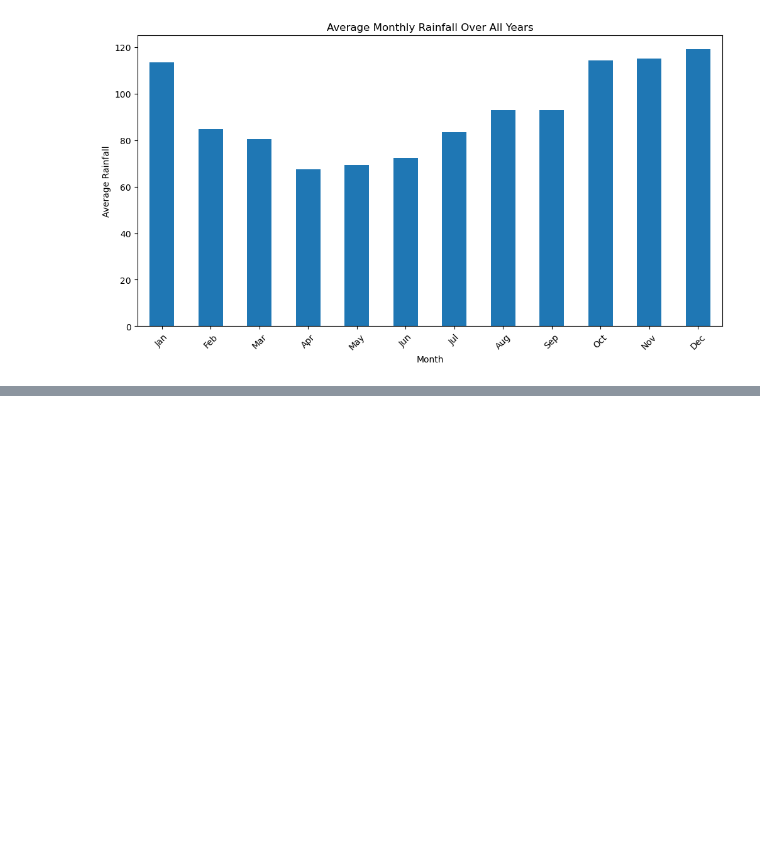
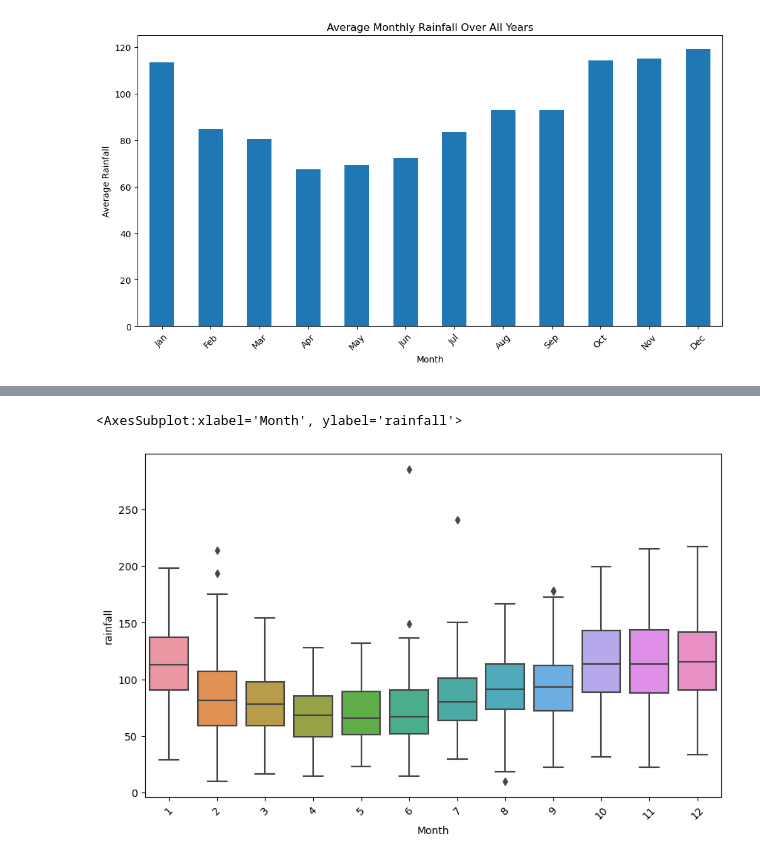
Before and after one commit to mgunal/applied-ai, a Jupyter notebook: reassessment/Dataset Visualisation.ipynb, the cells around one changed output, grey strips where cells are left out. Saved outputs shown, nothing was run; the diff lists cells and outputs as text; code cells hidden in the pictures; blank space fills up the shorter version.

```diff
--- a/reassessment/Dataset Visualisation.ipynb
+++ b/reassessment/Dataset Visualisation.ipynb
@@ -130,6 +121,5 @@ dtype: float64
 # %%
 # Filter data for the last 15 years
-df = dataset.df
 end_year = df.index.year.max()
 start_year = df.index.year.min() #end_year - 15
 last_15_years = df[(df.index.year >= start_year) & (df.index.year <= end_year)]
@@ -137,11 +127,11 @@ last_15_years = df[(df.index.year >= start_year) & (df.index.year <= end_year)]
 plt.figure(figsize=(12, 6))
 for year in range(start_year, end_year + 1):
     annual_data = df[(df.index.year == year)]
-    rainfall = annual_data['rainfall']
+    temperature = annual_data['rainfall']
     plt.plot(rainfall.index.month, rainfall.values) #, label=str(year)
 
 plt.xlabel('Month')
 plt.ylabel('Rainfall')
-plt.title('Monthly Rainfall Over the Last 15 Years')
+plt.title('Monthly Rainfall over All Years')
 #plt.legend(loc='upper right')
 plt.show()
@@ -156,10 +144,6 @@ plt.show()
 [figure]
 # %%
 plt.figure(figsize=(12, 6))
-
-# Assuming your DataFrame is named 'df'
-# Ensure 'Date' is in datetime format and set as index
-df.index = pd.to_datetime(df.index)
 
 # Extract month from the index
 df['Month'] = df.index.month
@@ -178,6 +162,3 @@ plt.xticks(ticks=range(12), labels=['Jan', 'Feb', 'Mar', 'Apr', 'May', 'Jun', 'J
 plt.show()
 # %% [output]
 [figure]
-# %%
-df['average_rainfall'] = df['Month'].map(average_rainfall)
-df
@@ -198,0 +165,8 @@ df
+# %%
+# Create a box plot
+plt.figure(figsize=(10, 6))
+plt.xticks(ticks=range(12), labels=['Jan', 'Feb', 'Mar', 'Apr', 'May', 'Jun', 'Jul', 'Aug', 'Sep', 'Oct', 'Nov', 'Dec'], rotation=45)
+sns.boxplot(x='Month', y='rainfall', data=df)
+# %% [output]
+<AxesSubplot:xlabel='Month', ylabel='rainfall'>
+[figure, added]
```
Also changed, not shown: parts of 11 cells of this notebook, 4 other files.
